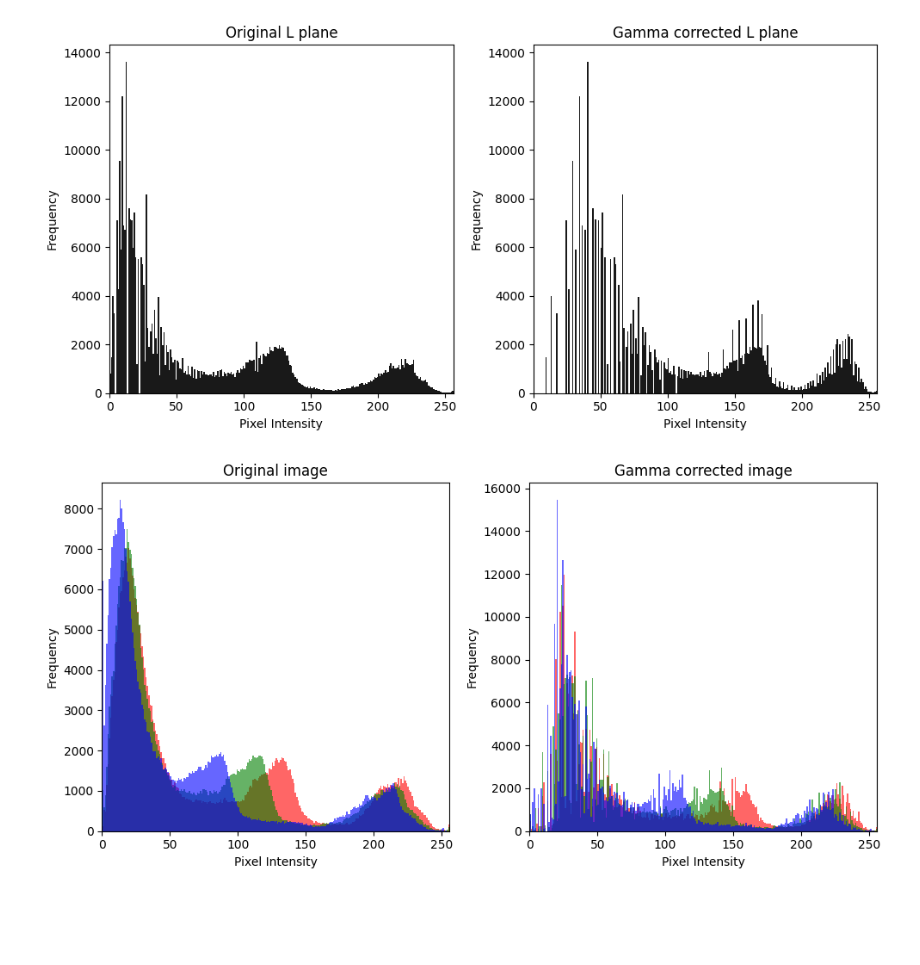
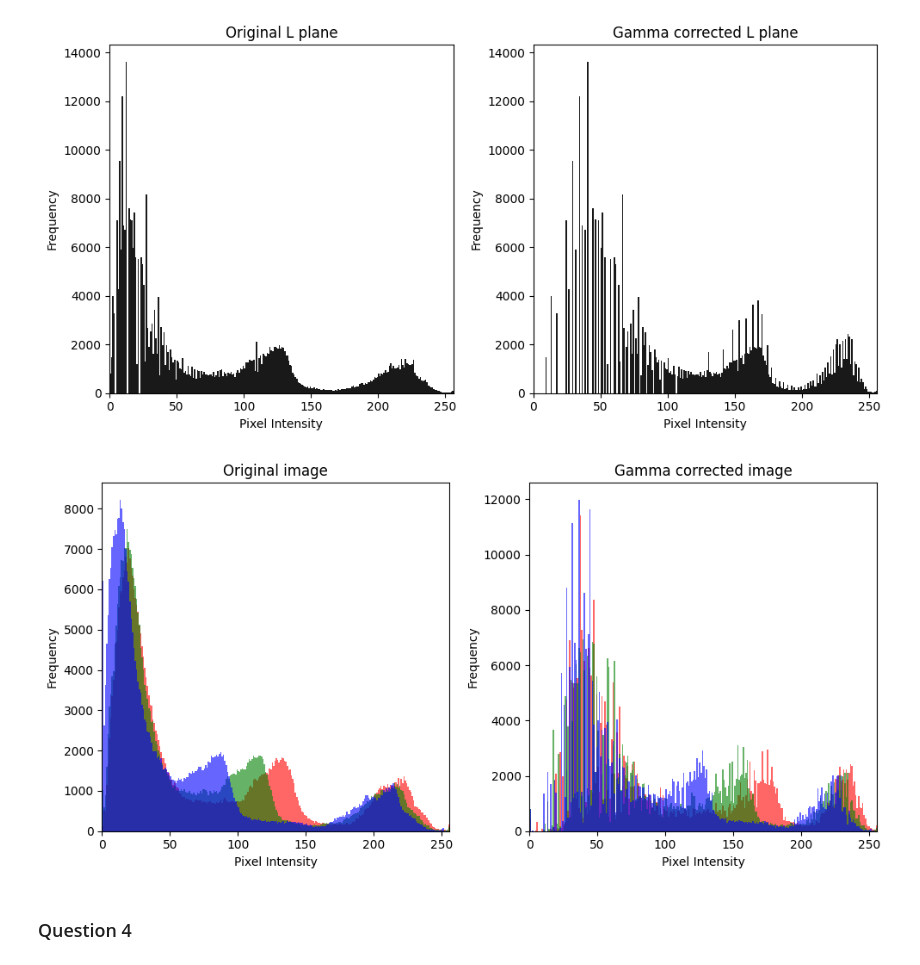
Before and after one commit to HirushikaPelagewtta/Image_Processing_and_Machine_Vision, a Jupyter notebook: Assgnment_1.ipynb, the cells around one changed output. Saved outputs shown, nothing was run; the diff lists cells and outputs as text; code cells hidden in the pictures; blank space fills up the shorter version.

```diff
--- a/Assgnment_1.ipynb
+++ b/Assgnment_1.ipynb
@@ -251,32 +251,34 @@ plt.show()
 # %%
 # Color channels
 colors = ('r', 'g', 'b')  # Color channels
 plt.figure(figsize=(10, 5))
 
 # First image's histograms
 plt.subplot(1, 2, 1)
 for i, col in enumerate(colors):
     # Flatten the channel
-    channel_flat = imq3_rgb[:, :, i].flatten()  # Extract and flatten the red, green, or blue channel
+    channel_flat = img_rgb[:, :, i].flatten()  # Extract and flatten the red, green, or blue channel
     plt.hist(channel_flat, bins=256, range=(0, 256), color=col, alpha=0.6)  # Use plt.hist
 plt.title('Original image')
 plt.xlabel('Pixel Intensity')
 plt.ylabel('Frequency')
 plt.xlim([0, 256])
 
 # Second image's histograms
 plt.subplot(1, 2, 2)
 for i, col in enumerate(colors):
     # Flatten the channel
-    channel_flat = imq3_modified[:, :, i].flatten()  # Extract and flatten the channel
+    channel_flat = img_modified[:, :, i].flatten()  # Extract and flatten the channel
     plt.hist(channel_flat, bins=256, range=(0, 256), color=col, alpha=0.6)  # Use plt.hist
 plt.title('Gamma corrected image')
 plt.xlabel('Pixel Intensity')
 plt.ylabel('Frequency')
 plt.xlim([0, 256])
 
 # Display the plots side by side
 plt.tight_layout()  # Adjusts the spacing between subplots for a neat layout
 plt.show()
 # %% [output]
-[figure, old version]
+[figure, new version]
+# %% [markdown]
+### Question 4
```
Also changed, not shown: parts of 10 cells of this notebook.
